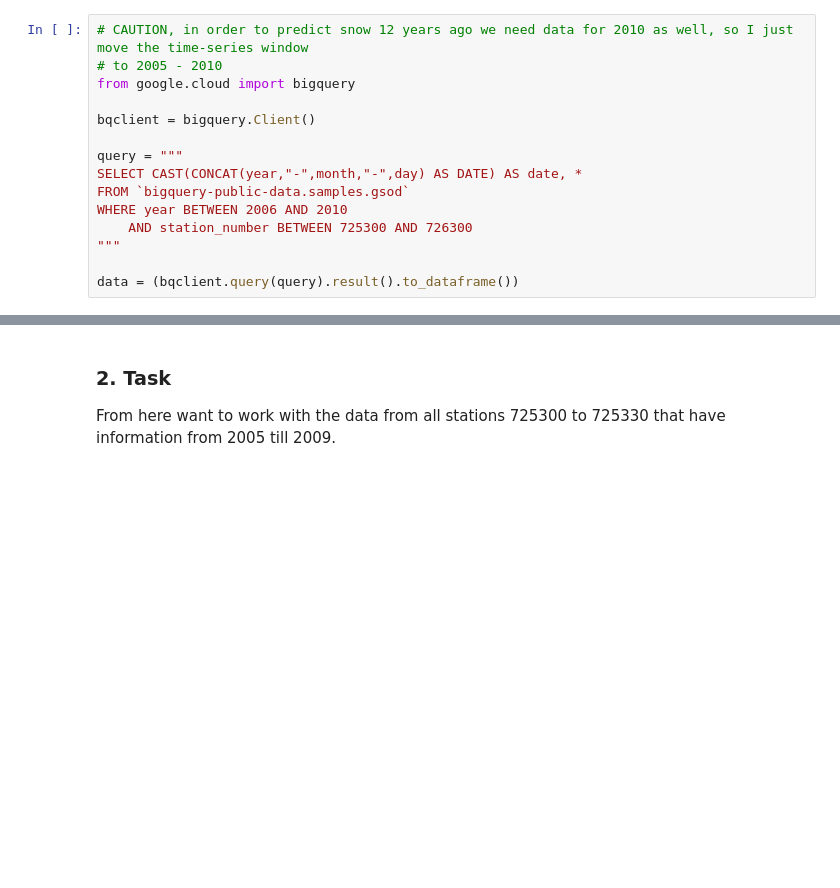
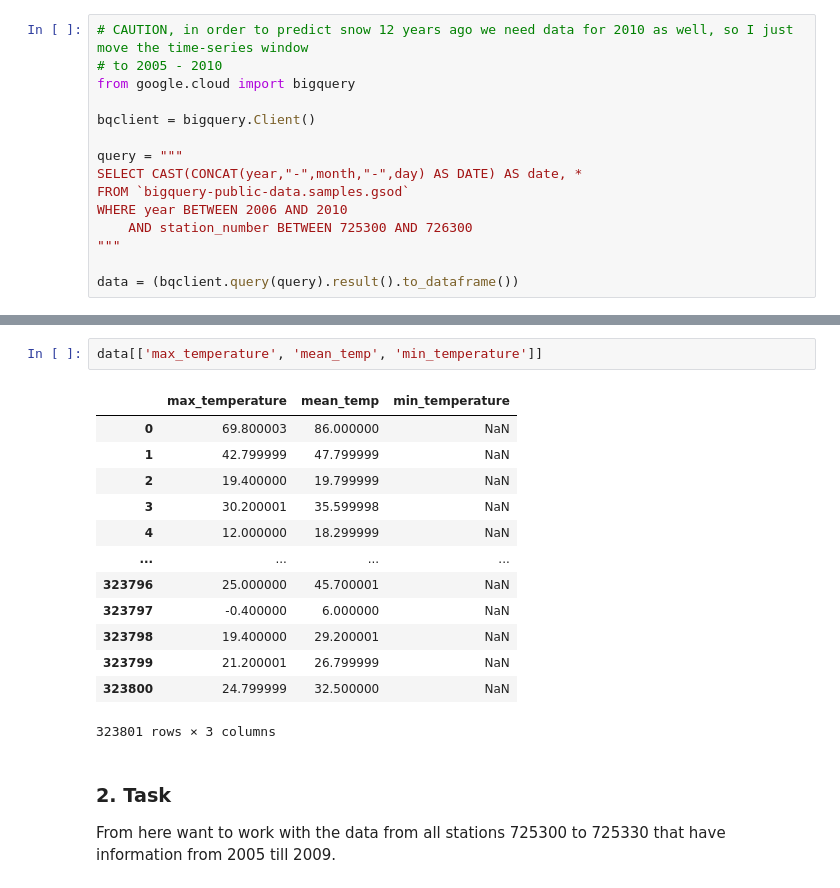
Before and after one commit to timnaumann/snow-forecasting, a Jupyter notebook: Coding Challenge.ipynb, the cells around one changed output, grey strips where cells are left out. Drawn from its saved outputs; the diff is of its cells as text; blank space fills up the shorter version.

```diff
--- a/Coding Challenge.ipynb
+++ b/Coding Challenge.ipynb
@@ -56,3 +70,19 @@ data = (bqclient.query(query).result().to_dataframe())
+# %%
+data[['max_temperature', 'mean_temp', 'min_temperature']]
+# %% [output]
+|  | max_temperature | mean_temp | min_temperature |
+| 0 | 69.800003 | 86.000000 | NaN |
+| 1 | 42.799999 | 47.799999 | NaN |
+| 2 | 19.400000 | 19.799999 | NaN |
+| 3 | 30.200001 | 35.599998 | NaN |
+| 4 | 12.000000 | 18.299999 | NaN |
+| ... | ... | ... | ... |
+| 323796 | 25.000000 | 45.700001 | NaN |
+| 323797 | -0.400000 | 6.000000 | NaN |
+| 323798 | 19.400000 | 29.200001 | NaN |
+| 323799 | 21.200001 | 26.799999 | NaN |
+| 323800 | 24.799999 | 32.500000 | NaN |
+323801 rows × 3 columns
 # %% [markdown]
 ### 2. Task
 From here want to work with the data from all stations 725300 to 725330 that have information from 2005 till 2009.
```
Also changed, not shown: parts of 21 cells of this notebook, 2 other files.
